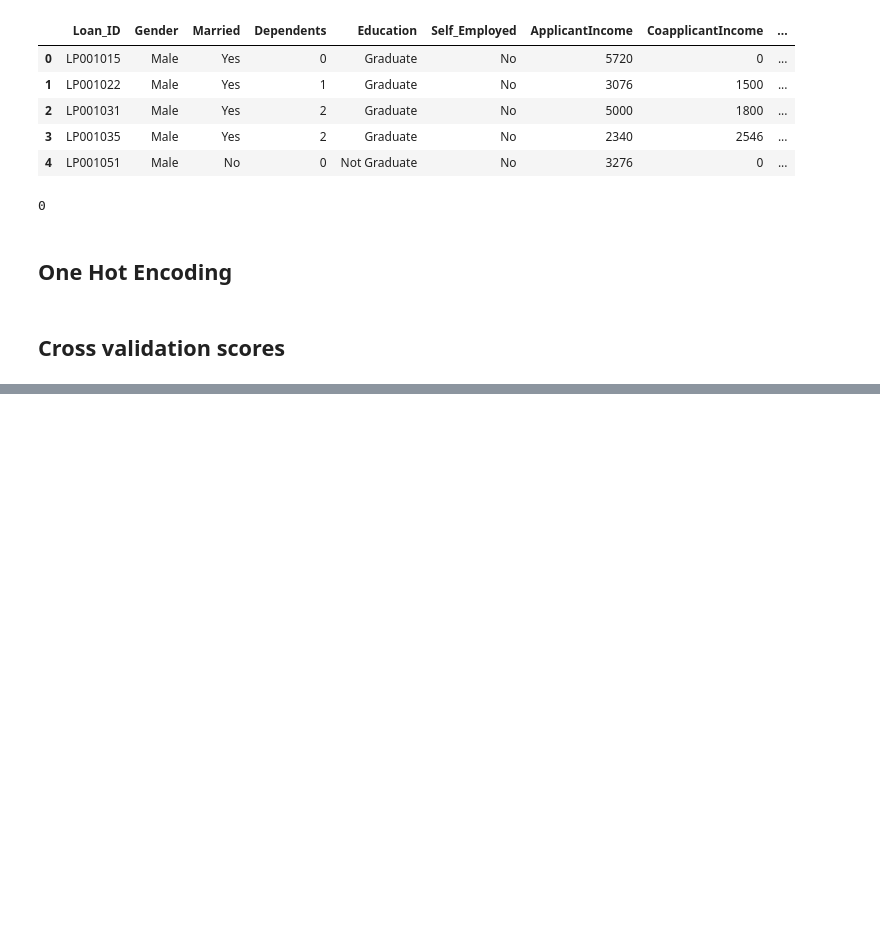
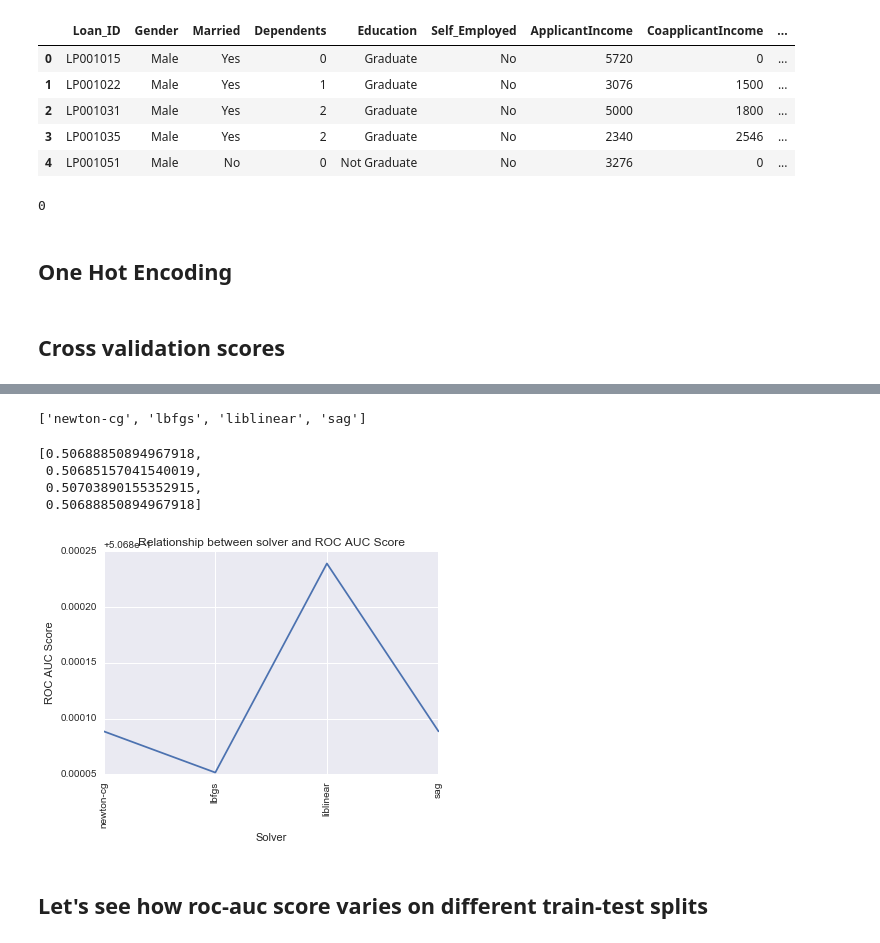
Before and after one commit to numb3r33/av-practice, a Jupyter notebook: loan-prediction-2/Loan_Prediction_ROC_Curves.ipynb, the cells around one changed output, grey strips where cells are left out. Cells and saved outputs as stored; diff of their text form; code cells hidden in the pictures; blank space fills up the shorter version.

```diff
--- a/loan-prediction-2/Loan_Prediction_ROC_Curves.ipynb
+++ b/loan-prediction-2/Loan_Prediction_ROC_Curves.ipynb
@@ -84,0 +129,31 @@ C_grid = [0.001, 0.01, 0.1, 1.0, 10.0, 100.0]
+# %%
+solver_list = ['newton-cg', 'lbfgs', 'liblinear', 'sag']
+
+def get_roc_scores_solver(X, y, cv):
+    return [
+        cross_val_score(LogisticRegression(C=0.1, solver=solver), X, y, cv=cv, scoring='roc_auc').mean()
+        for solver in solver_list
+    ]
+
+roc_scores_by_solver = get_roc_scores_solver(X, y, skf)
+# %%
+solver_list
+# %% [output]
+['newton-cg', 'lbfgs', 'liblinear', 'sag']
+# %%
+roc_scores_by_solver
+# %% [output]
+[0.50688850894967918,
+ 0.50685157041540019,
+ 0.50703890155352915,
+ 0.50688850894967918]
+# %%
+plt.plot(np.arange(0, 4), roc_scores_by_solver)
+plt.xticks(np.arange(0, 4), solver_list, rotation='vertical')
+plt.xlabel('Solver')
+plt.ylabel('ROC AUC Score')
+plt.title('Relationship between solver and ROC AUC Score');
+# %% [output]
+[figure, added]
+# %% [markdown]
+## Let's see how roc-auc score varies on different train-test splits
```
Also changed, not shown: parts of 19 cells of this notebook.
